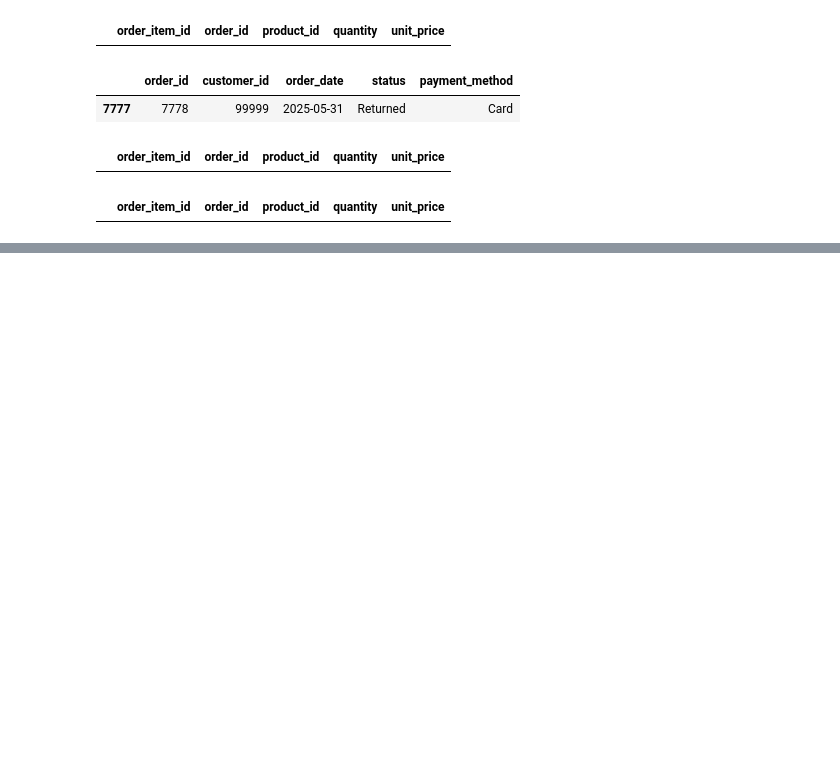
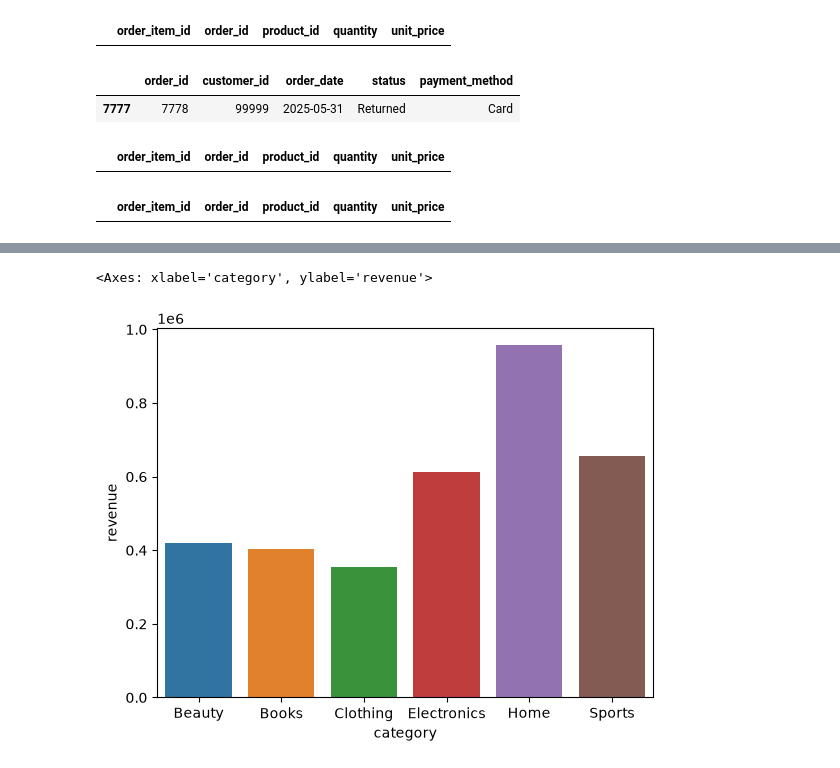
Before and after one commit to condorTes/ecommerce-sales-analysis-first_pr, a Jupyter notebook: notebooks/analysis.ipynb, the cells around one changed output, grey strips where cells are left out. Cells and saved outputs as stored; diff of their text form; code cells hidden in the pictures; blank space fills up the shorter version.

```diff
--- a/notebooks/analysis.ipynb
+++ b/notebooks/analysis.ipynb
@@ -472,0 +581,7 @@ order_items_clean.to_csv('../data/processed/order_items_clean.csv', index=False)
+# %%
+merged_products = pd.merge(merged, products, how='inner', on='product_id')
+# %%
+ranked = merged_products.loc[merged_products['status'] == 'Completed', :].groupby(['category', 'product_id']).agg({'revenue': 'sum'})
+category_revenue = ranked.reset_index()[['category', 'revenue']]
+category_revenue = category_revenue.groupby('category').sum()
+category_revenue
@@ -472,0 +706,5 @@ order_items_clean.to_csv('../data/processed/order_items_clean.csv', index=False)
+# %%
+sns.barplot(data=category_revenue, x='category', y='revenue', hue='category')
+# %% [output]
+<Axes: xlabel='category', ylabel='revenue'>
+[figure, added]
```
Also changed, not shown: parts of 27 cells of this notebook.
